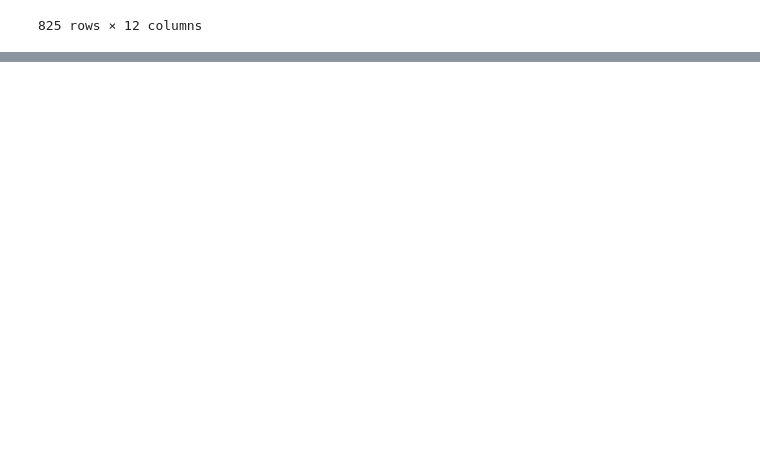
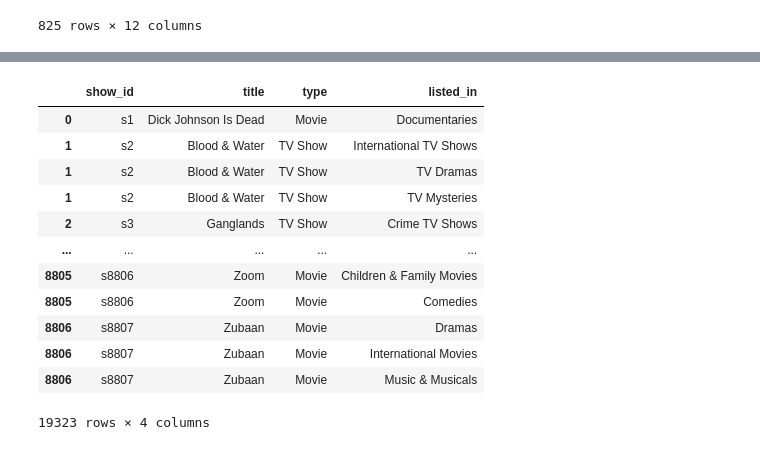
Before and after one commit to Rik01/Netflix, a Jupyter notebook: Netflix.ipynb, the cells around one changed output, grey strips where cells are left out. Cells and saved outputs as stored; diff of their text form; code cells hidden in the pictures; blank space fills up the shorter version.

```diff
--- a/Netflix.ipynb
+++ b/Netflix.ipynb
@@ -1368,0 +1508,20 @@ data[data.cast.isnull()]
+# %%
+data_genre=data[['show_id','title','type','listed_in']]
+# %%
+data_genre = (data_genre.drop('listed_in', axis=1).join(data_genre.listed_in.str.split(', ',expand=True).stack().reset_index(drop=True, level=1).rename('listed_in')))
+# %%
+data_genre
+# %% [output]
+|  | show_id | title | type | listed_in |
+| 0 | s1 | Dick Johnson Is Dead | Movie | Documentaries |
+| 1 | s2 | Blood & Water | TV Show | International TV Shows |
+| 1 | s2 | Blood & Water | TV Show | TV Dramas |
+| 1 | s2 | Blood & Water | TV Show | TV Mysteries |
+| 2 | s3 | Ganglands | TV Show | Crime TV Shows |
+| ... | ... | ... | ... | ... |
+| 8805 | s8806 | Zoom | Movie | Children & Family Movies |
+| 8805 | s8806 | Zoom | Movie | Comedies |
+| 8806 | s8807 | Zubaan | Movie | Dramas |
+| 8806 | s8807 | Zubaan | Movie | International Movies |
+| 8806 | s8807 | Zubaan | Movie | Music & Musicals |
+19323 rows × 4 columns
```
Also changed, not shown: parts of 37 cells of this notebook.
